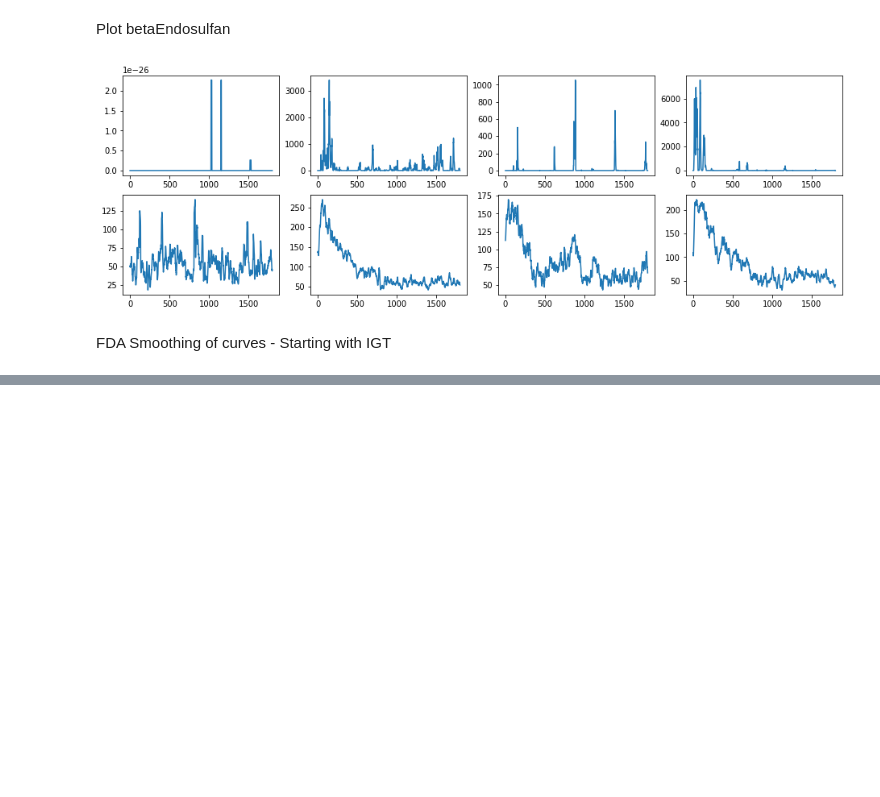
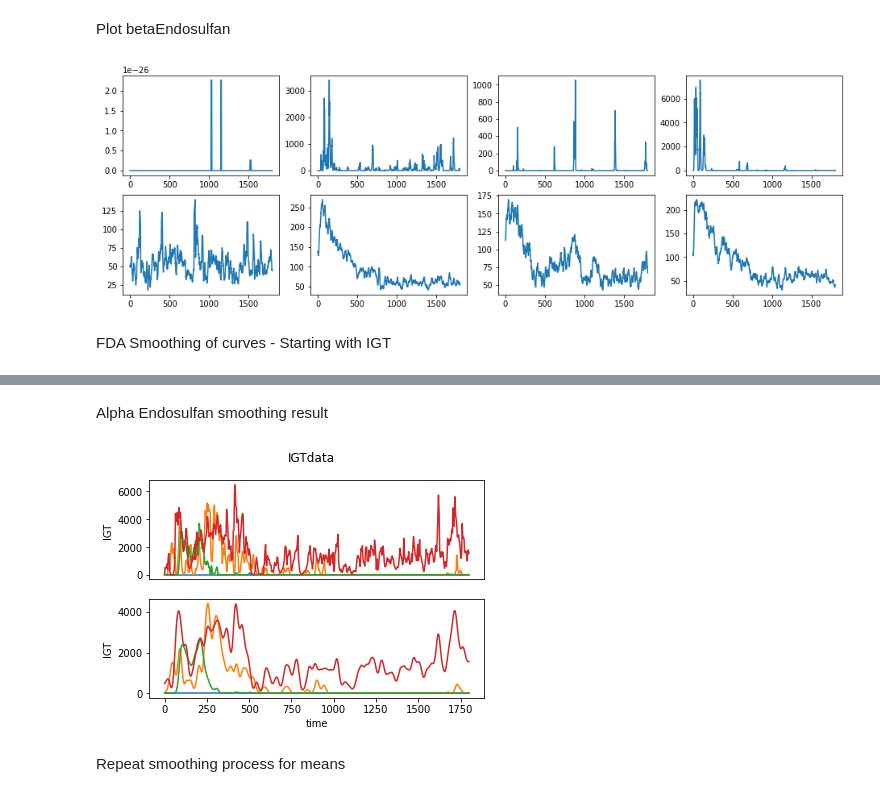
Before and after one commit to ruckapark/IndicateurGlobal, a Jupyter notebook: LAB_Article2_FDAgammarus.ipynb, the cells around one changed output, grey strips where cells are left out. Saved outputs shown, nothing was run; the diff lists cells and outputs as text; code cells hidden in the pictures; blank space fills up the shorter version.

```diff
--- a/LAB_Article2_FDAgammarus.ipynb
+++ b/LAB_Article2_FDAgammarus.ipynb
@@ -109,0 +203,15 @@ same process with means
+# %% [markdown]
+Alpha Endosulfan smoothing result
+# %%
+#kernal smoothing
+fig, ax = plt.subplots(2)
+IGT_fd[:4].plot(ax[0])
+IGT_fd_smooth[:4].plot(ax[1])
+# Disable xticks and xlabel of first image
+ax[0].set_xticks([])
+ax[0].set_xlabel('')
+plt.show()
+# %% [output]
+[figure, added]
+# %% [markdown]
+Repeat smoothing process for means
```
Also changed, not shown: parts of 30 cells of this notebook.
